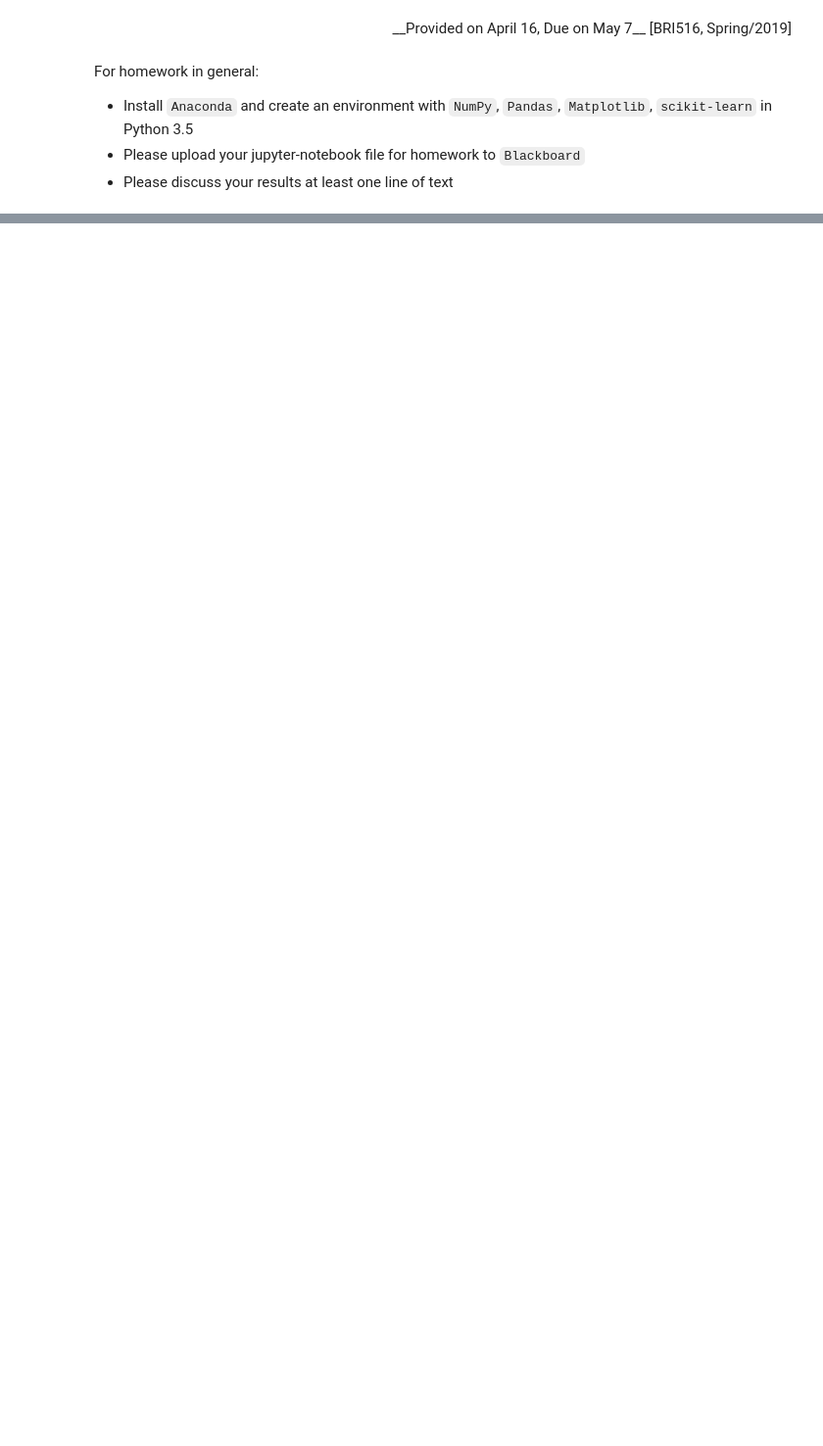
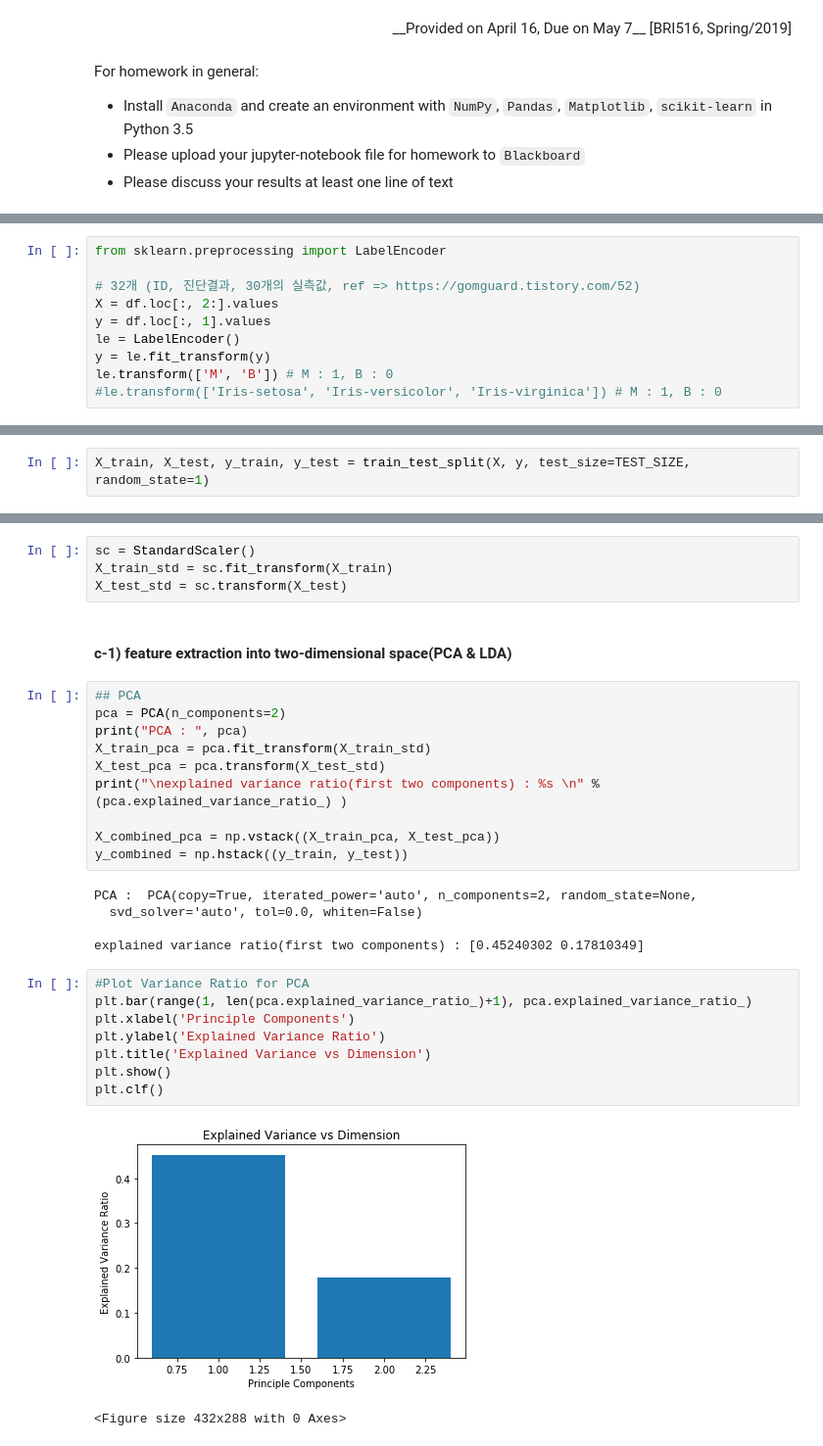
Before and after one commit to happyhyowon/work, a Jupyter notebook: HyowonKim_2019070723_Hw3.ipynb, the cells around one changed output, grey strips where cells are left out. Shown at 98% size. Drawn from its saved outputs; the diff is of its cells as text; blank space fills up the shorter version.

```diff
--- a/HyowonKim_2019070723_Hw3.ipynb
+++ b/HyowonKim_2019070723_Hw3.ipynb
@@ -40,0 +142,10 @@ $$ \bf{S}_X = \bf{S}_W^{-1} \bf{S}_B $$
+# %%
+from sklearn.preprocessing import LabelEncoder
+
+# 32개 (ID, 진단결과, 30개의 실측값, ref => https://gomguard.tistory.com/52)
+X = df.loc[:, 2:].values
+y = df.loc[:, 1].values
+le = LabelEncoder()
+y = le.fit_transform(y)
+le.transform(['M', 'B']) # M : 1, B : 0
+#le.transform(['Iris-setosa', 'Iris-versicolor', 'Iris-virginica']) # M : 1, B : 0
@@ -40,0 +156,2 @@ $$ \bf{S}_X = \bf{S}_W^{-1} \bf{S}_B $$
+# %%
+X_train, X_test, y_train, y_test = train_test_split(X, y, test_size=TEST_SIZE, random_state=1)
@@ -40,0 +160,32 @@ $$ \bf{S}_X = \bf{S}_W^{-1} \bf{S}_B $$
+# %%
+sc = StandardScaler()
+X_train_std = sc.fit_transform(X_train)
+X_test_std = sc.transform(X_test)
+# %% [markdown]
+#### c-1) feature extraction into two-dimensional space(PCA & LDA)
+# %%
+## PCA
+pca = PCA(n_components=2)
+print("PCA : ", pca)
+X_train_pca = pca.fit_transform(X_train_std)
+X_test_pca = pca.transform(X_test_std)
+print("\nexplained variance ratio(first two components) : %s \n" %(pca.explained_variance_ratio_) )
+
+X_combined_pca = np.vstack((X_train_pca, X_test_pca))
+y_combined = np.hstack((y_train, y_test))
+# %% [output]
+PCA :  PCA(copy=True, iterated_power='auto', n_components=2, random_state=None,
+  svd_solver='auto', tol=0.0, whiten=False)
+
+explained variance ratio(first two components) : [0.45240302 0.17810349]
+# %%
+#Plot Variance Ratio for PCA
+plt.bar(range(1, len(pca.explained_variance_ratio_)+1), pca.explained_variance_ratio_)
+plt.xlabel('Principle Components')
+plt.ylabel('Explained Variance Ratio')
+plt.title('Explained Variance vs Dimension')
+plt.show()
+plt.clf()
+# %% [output]
+[figure, added]
+<Figure size 432x288 with 0 Axes>
```
Also changed, not shown: parts of 38 cells of this notebook.
